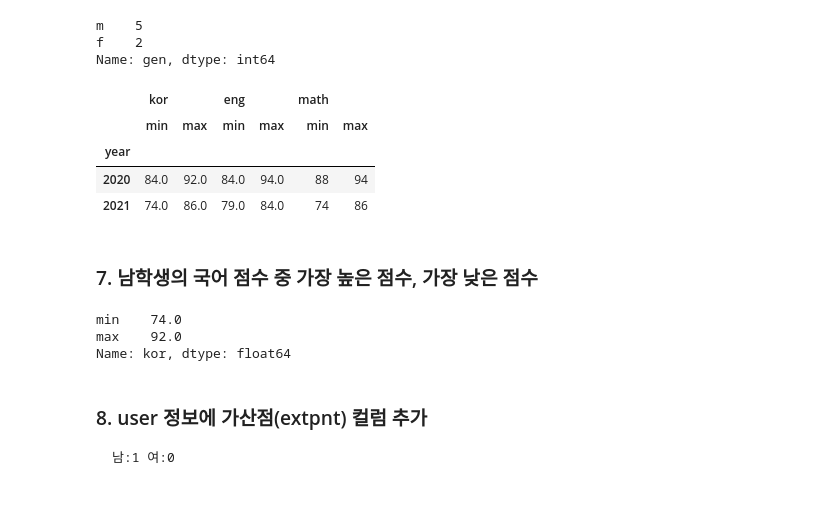
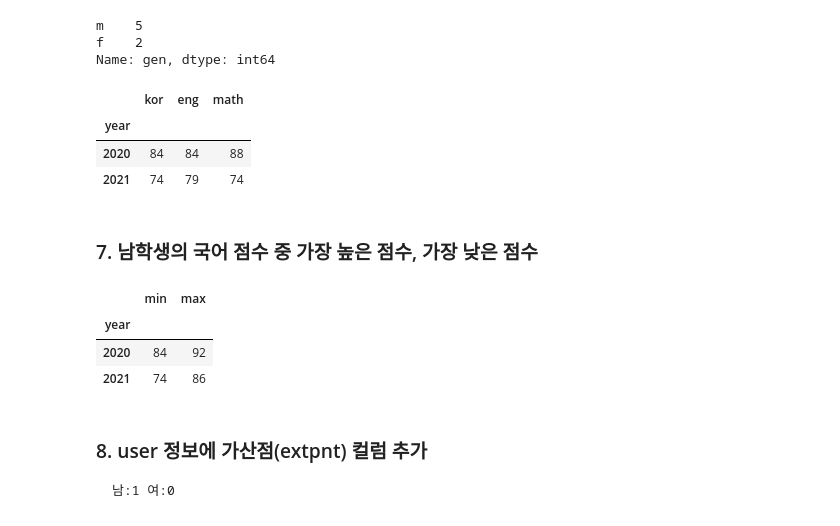
Before and after one commit to ssawwqdf/Python_lecture, a Jupyter notebook: lec13_pandas_quiz/lec13_pandas_quiz.ipynb, the cells around one changed output. Drawn from its saved outputs; the diff is of its cells as text; code cells hidden in the pictures.

```diff
--- a/lec13_pandas_quiz/lec13_pandas_quiz.ipynb
+++ b/lec13_pandas_quiz/lec13_pandas_quiz.ipynb
@@ -400,33 +418,33 @@ Name: gen, dtype: int64
 # %%
 # 6-3
 score.groupby('year')[['kor','eng','math']].agg(['max','min'])
 
 # 강사님
 # select year min(kor), max(kor) from score group by year;
 # select year min(eng), max(eng) from score group by year;
 # select year min(math), max(math) from score group by year;
 
 #오라클처럼 따로 안 해도 됨.
 # 사실 by= 안 써도 되는데 연습용 ^^
 score.groupby(by='year')[['kor','eng','math']].min()
-score.groupby(by='year')[['kor','eng','math']].max()
+# score.groupby(by='year')[['kor','eng','math']].max()
 
 # 합치려면
-score.groupby(by='year')[['kor','eng','math']].agg(['min','max'])
+# score.groupby(by='year')[['kor','eng','math']].agg(['min','max'])
 # %% [output]
-|  | kor |  | eng |  | math |  |
-|  | min | max | min | max | min | max |
-| year |  |  |  |  |  |  |
-| 2020 | 84.0 | 92.0 | 84.0 | 94.0 | 88 | 94 |
-| 2021 | 74.0 | 86.0 | 79.0 | 84.0 | 74 | 86 |
+|  | kor | eng | math |
+| year |  |  |  |
+| 2020 | 84 | 84 | 88 |
+| 2021 | 74 | 79 | 74 |
 # %% [markdown]
 ### 7. 남학생의 국어 점수 중 가장 높은 점수, 가장 낮은 점수
 # %%
-user_score[user_score['gen']=='m']['kor'].agg(['min','max'])
+user_score[user_score['gen']=='m'].groupby(by='year')['kor'].agg(['min','max'])
 # %% [output]
-min    74.0
-max    92.0
-Name: kor, dtype: float64
+|  | min | max |
+| year |  |  |
+| 2020 | 84 | 92 |
+| 2021 | 74 | 86 |
 # %% [markdown]
 ### 8. user 정보에 가산점(extpnt) 컬럼 추가
     남:1 여:0
```
Also changed, not shown: parts of 6 cells of this notebook, 1 other file.
